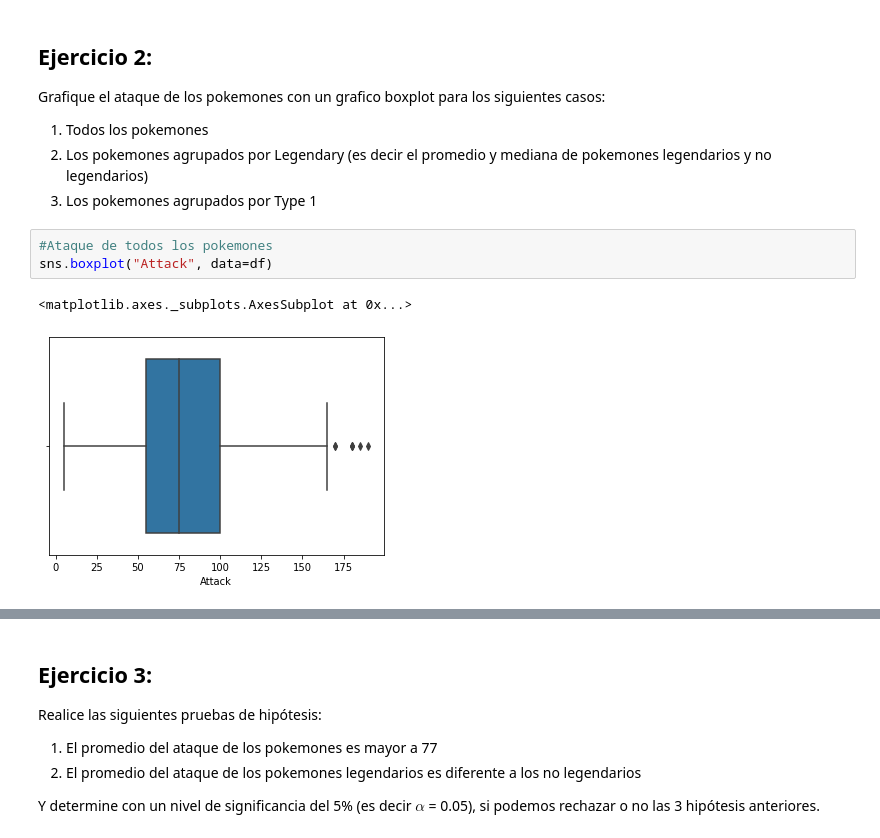
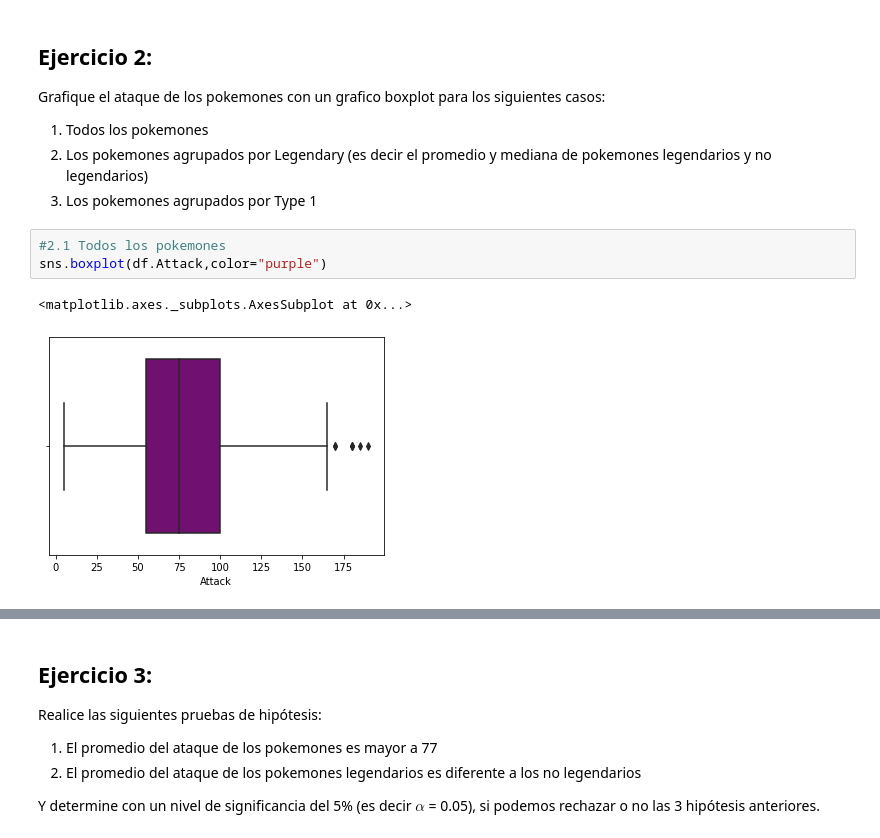
Before and after one commit to CarolinaGarcia19/Clase1, a Jupyter notebook: Taller_semana_5.ipynb, the cells around one changed output, grey strips where cells are left out. Drawn from its saved outputs; the diff is of its cells as text.

```diff
--- a/Taller_semana_5.ipynb
+++ b/Taller_semana_5.ipynb
@@ -119,8 +118,8 @@ Grafique el ataque de los pokemones con un grafico boxplot para los siguientes c
 2. Los pokemones agrupados por Legendary (es decir el promedio y mediana de pokemones legendarios y no legendarios)
 3. Los pokemones agrupados por Type 1
 # %%
-#Ataque de todos los pokemones
-sns.boxplot("Attack", data=df)
+#2.1 Todos los pokemones
+sns.boxplot(df.Attack,color="purple")
 # %% [output]
 <matplotlib.axes._subplots.AxesSubplot at 0x...>
-[figure, old version]
+[figure, new version]
```
Also changed, not shown: parts of 7 cells of this notebook.
